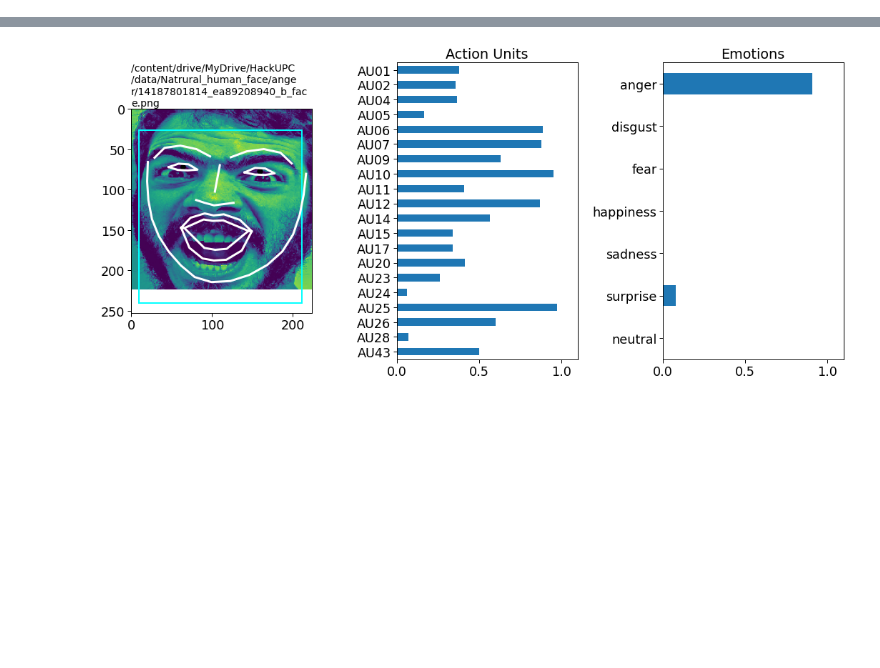
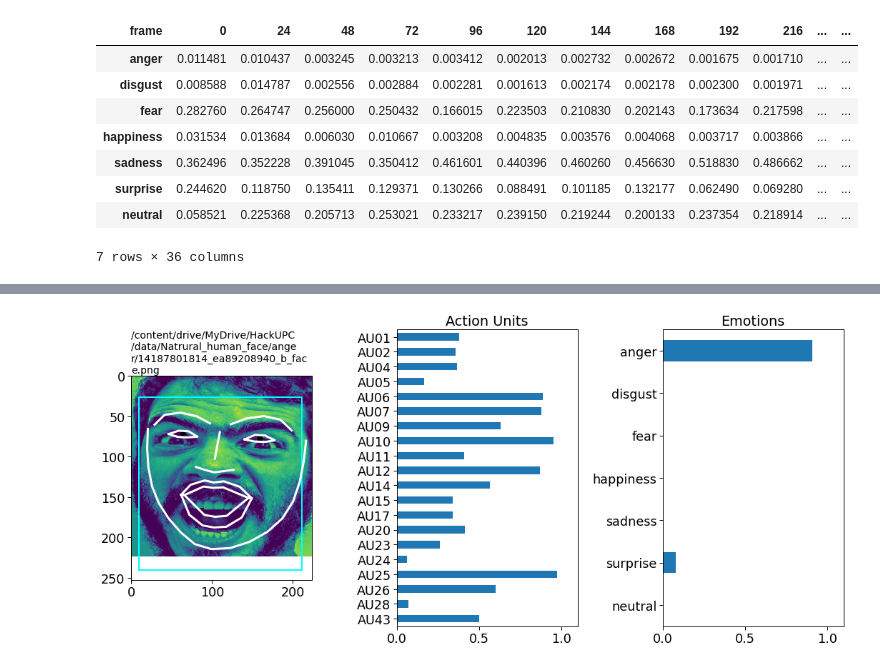
Before and after one commit to ramonessix33/Hack-upc, a Jupyter notebook: AI_module/Transformer-sklearn-FEX/FEX_Test.ipynb, the cells around one changed output, grey strips where cells are left out. Saved outputs shown, nothing was run; the diff lists cells and outputs as text; code cells hidden in the pictures; blank space fills up the shorter version.

```diff
--- a/AI_module/Transformer-sklearn-FEX/FEX_Test.ipynb
+++ b/AI_module/Transformer-sklearn-FEX/FEX_Test.ipynb
@@ -2,3 +2,11 @@
 !pip install py-feat
 # %%
 import matplotlib.pyplot as plt
+# %%
+DATA = "/content/beckham_sample.csv"
+# %%
+import pandas as pd
+df = pd.read_csv(DATA)
+em_cols = ["anger","disgust","fear","happiness","sadness","surprise","neutral"]
+#df = df.set_index("frame")
+emo = df[em_cols + ["frame"]]
@@ -5,2 +46,14 @@ import matplotlib.pyplot as plt
+# %%
+emo.T
+# %% [output]
+| frame | 0 | 24 | 48 | 72 | 96 | 120 | 144 | 168 | 192 | 216 | ... | ... |
+| anger | 0.011481 | 0.010437 | 0.003245 | 0.003213 | 0.003412 | 0.002013 | 0.002732 | 0.002672 | 0.001675 | 0.001710 | ... | ... |
+| disgust | 0.008588 | 0.014787 | 0.002556 | 0.002884 | 0.002281 | 0.001613 | 0.002174 | 0.002178 | 0.002300 | 0.001971 | ... | ... |
+| fear | 0.282760 | 0.264747 | 0.256000 | 0.250432 | 0.166015 | 0.223503 | 0.210830 | 0.202143 | 0.173634 | 0.217598 | ... | ... |
+| happiness | 0.031534 | 0.013684 | 0.006030 | 0.010667 | 0.003208 | 0.004835 | 0.003576 | 0.004068 | 0.003717 | 0.003866 | ... | ... |
+| sadness | 0.362496 | 0.352228 | 0.391045 | 0.350412 | 0.461601 | 0.440396 | 0.460260 | 0.456630 | 0.518830 | 0.486662 | ... | ... |
+| surprise | 0.244620 | 0.118750 | 0.135411 | 0.129371 | 0.130266 | 0.088491 | 0.101185 | 0.132177 | 0.062490 | 0.069280 | ... | ... |
+| neutral | 0.058521 | 0.225368 | 0.205713 | 0.253021 | 0.233217 | 0.239150 | 0.219244 | 0.200133 | 0.237354 | 0.218914 | ... | ... |
+7 rows × 36 columns
 # %%
 ## load a sample image
```
Also changed, not shown: parts of 7 cells of this notebook, 2 other files.
